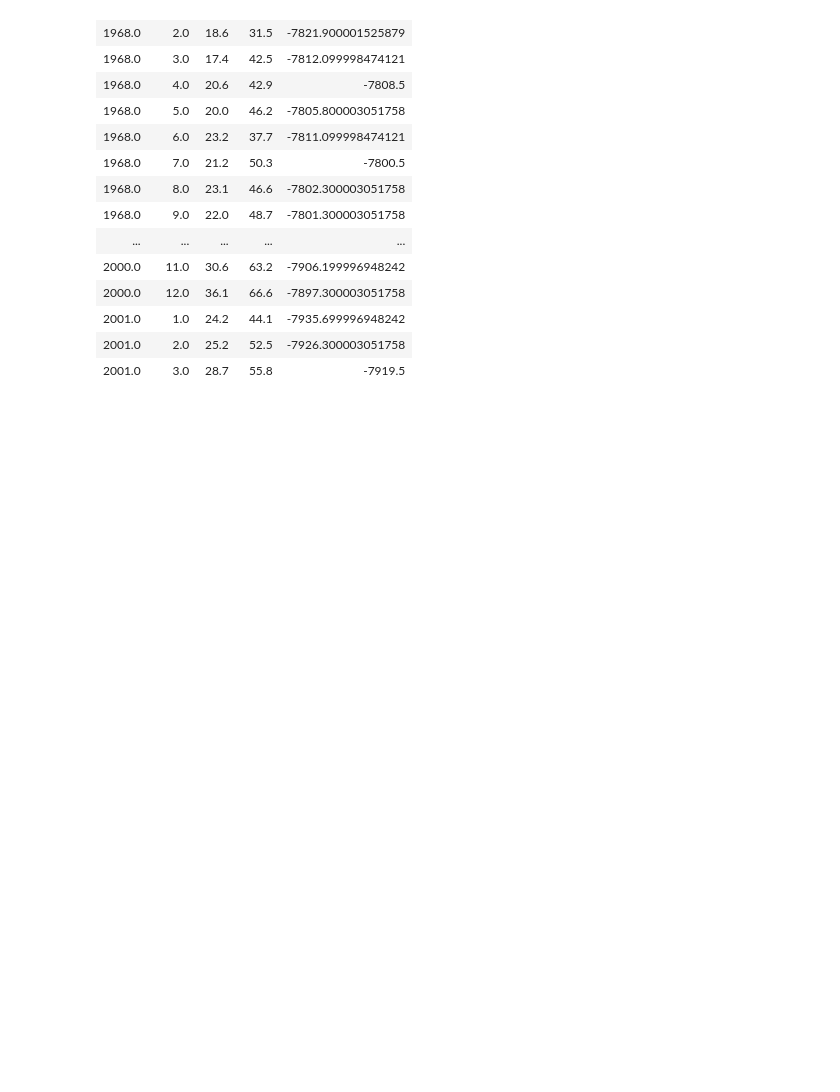
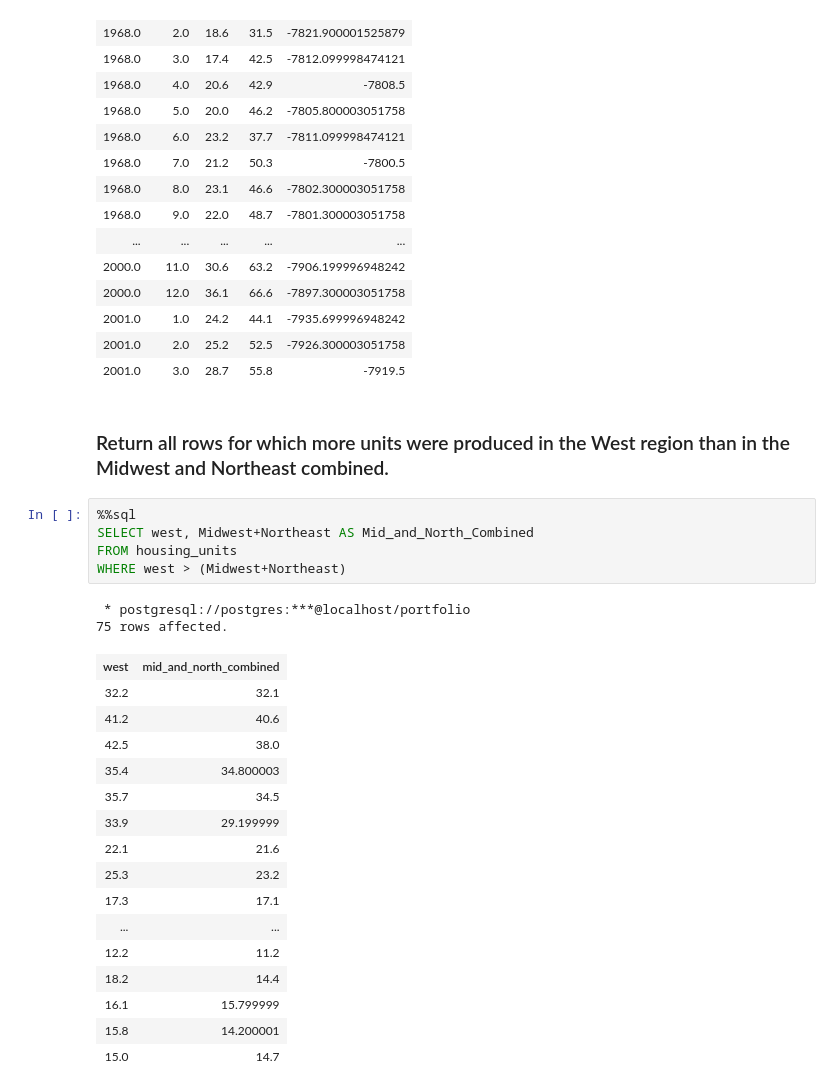
Before and after one commit to davidkeya/SQL-Projects, a Jupyter notebook: SQL Review 2021/Housing Report .ipynb, the cells around one changed output. Saved outputs shown, nothing was run; the diff lists cells and outputs as text; blank space fills up the shorter version.

```diff
--- a/SQL Review 2021/Housing Report .ipynb
+++ b/SQL Review 2021/Housing Report .ipynb
@@ -383,3 +381,29 @@ SELECT year,
 | 2001.0 | 1.0 | 24.2 | 44.1 | -7935.699996948242 |
 | 2001.0 | 2.0 | 25.2 | 52.5 | -7926.300003051758 |
 | 2001.0 | 3.0 | 28.7 | 55.8 | -7919.5 |
+# %% [markdown]
+### Return all rows for which more units were produced in the West region than in the Midwest and Northeast combined.
+# %%
+%%sql
+SELECT west, Midwest+Northeast AS Mid_and_North_Combined
+FROM housing_units
+WHERE west > (Midwest+Northeast)
+# %% [output]
+ * postgresql://postgres:***@localhost/portfolio
+75 rows affected.
+| west | mid_and_north_combined |
+| 32.2 | 32.1 |
+| 41.2 | 40.6 |
+| 42.5 | 38.0 |
+| 35.4 | 34.800003 |
+| 35.7 | 34.5 |
+| 33.9 | 29.199999 |
+| 22.1 | 21.6 |
+| 25.3 | 23.2 |
+| 17.3 | 17.1 |
+| ... | ... |
+| 12.2 | 11.2 |
+| 18.2 | 14.4 |
+| 16.1 | 15.799999 |
+| 15.8 | 14.200001 |
+| 15.0 | 14.7 |
```
Also changed, not shown: parts of 5 cells of this notebook.
